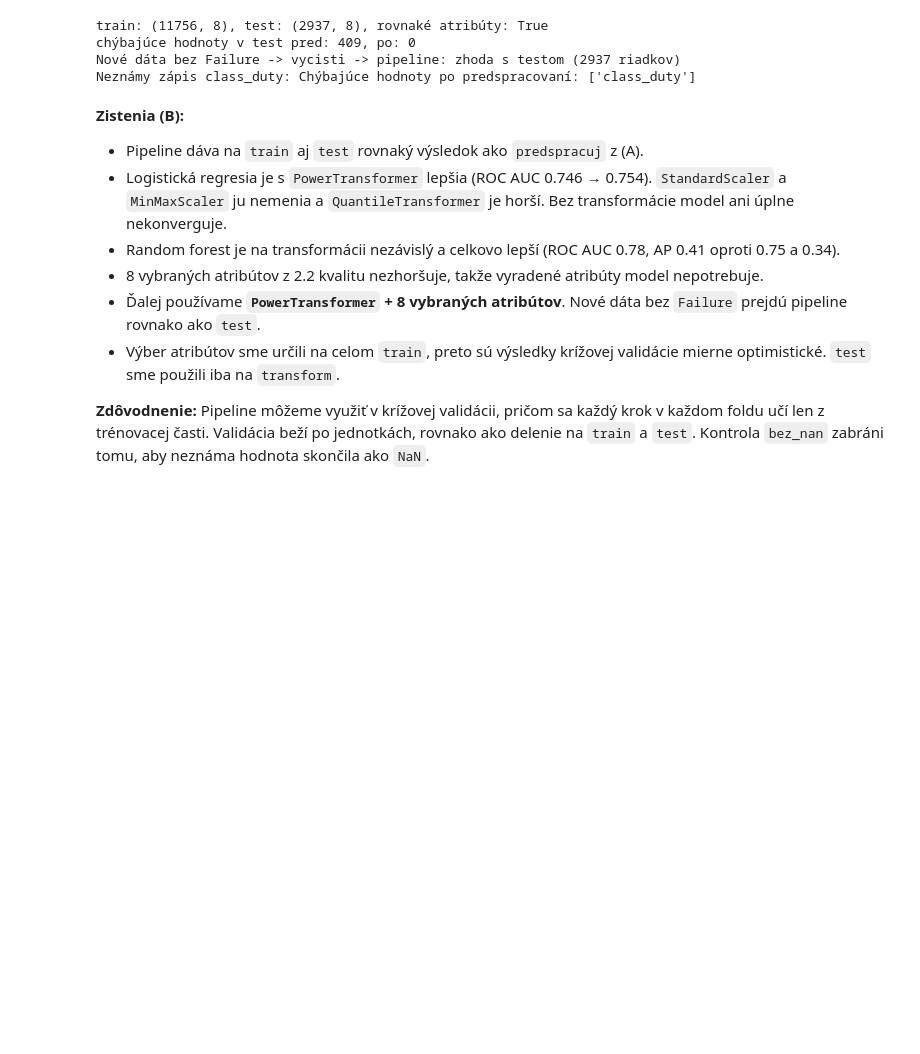
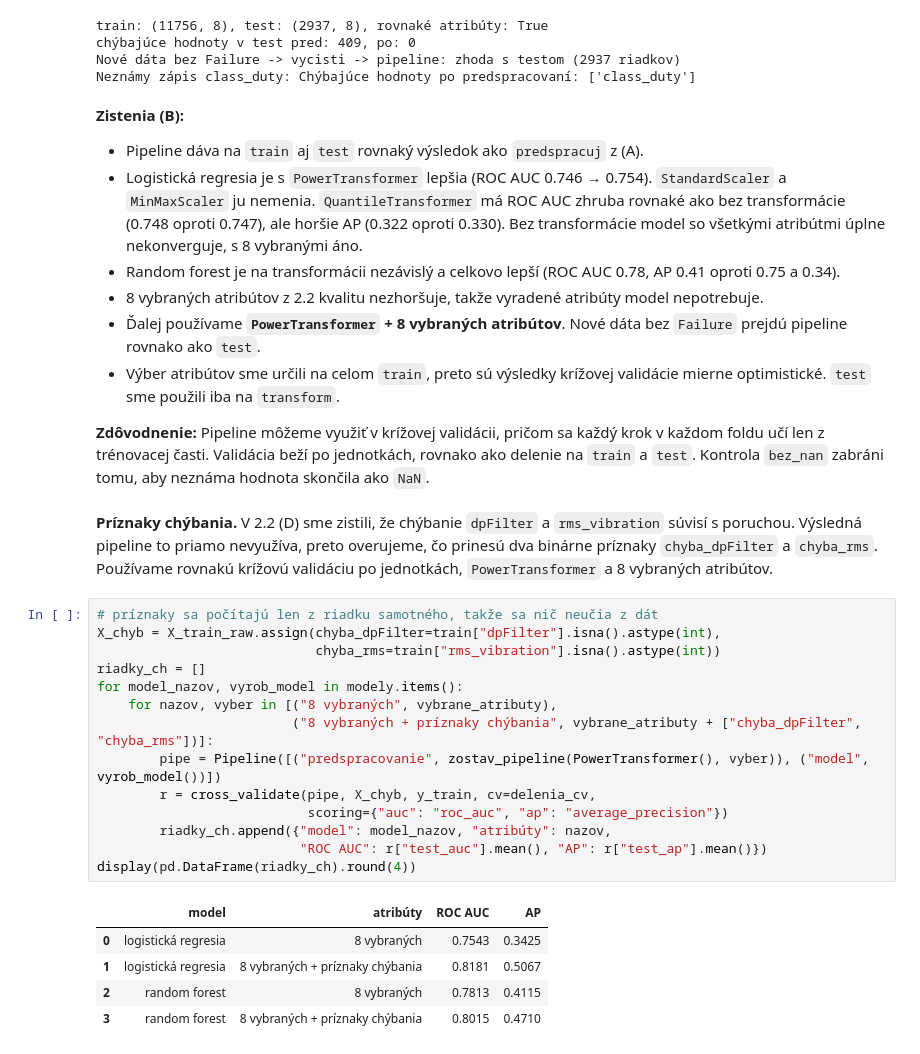
Before and after one commit to deno555/iau_projekt, a Jupyter notebook: IAU_projekt.ipynb, the cells around one changed output. Cells and saved outputs as stored; diff of their text form; blank space fills up the shorter version.

```diff
--- a/IAU_projekt.ipynb
+++ b/IAU_projekt.ipynb
@@ -1843,10 +1843,32 @@ Neznámy zápis class_duty: Chýbajúce hodnoty po predspracovaní: ['class_duty
 # %% [markdown]
 **Zistenia (B):**
 - Pipeline dáva na `train` aj `test` rovnaký výsledok ako `predspracuj` z (A).
-- Logistická regresia je s `PowerTransformer` lepšia (ROC AUC 0.746 → 0.754). `StandardScaler` a `MinMaxScaler` ju nemenia a `QuantileTransformer` je horší. Bez transformácie model ani úplne nekonverguje.
+- Logistická regresia je s `PowerTransformer` lepšia (ROC AUC 0.746 → 0.754). `StandardScaler` a `MinMaxScaler` ju nemenia. `QuantileTransformer` má ROC AUC zhruba rovnaké ako bez transformácie (0.748 oproti 0.747), ale horšie AP (0.322 oproti 0.330). Bez transformácie model so všetkými atribútmi úplne nekonverguje, s 8 vybranými áno.
 - Random forest je na transformácii nezávislý a celkovo lepší (ROC AUC 0.78, AP 0.41 oproti 0.75 a 0.34).
 - 8 vybraných atribútov z 2.2 kvalitu nezhoršuje, takže vyradené atribúty model nepotrebuje.
 - Ďalej používame **`PowerTransformer` + 8 vybraných atribútov**. Nové dáta bez `Failure` prejdú pipeline rovnako ako `test`.
 - Výber atribútov sme určili na celom `train`, preto sú výsledky krížovej validácie mierne optimistické. `test` sme použili iba na `transform`.
 
 **Zdôvodnenie:** Pipeline môžeme využiť v krížovej validácii, pričom sa každý krok v každom foldu učí len z trénovacej časti. Validácia beží po jednotkách, rovnako ako delenie na `train` a `test`. Kontrola `bez_nan` zabráni tomu, aby neznáma hodnota skončila ako `NaN`.
+# %% [markdown]
+**Príznaky chýbania.** V 2.2 (D) sme zistili, že chýbanie `dpFilter` a `rms_vibration` súvisí s poruchou. Výsledná pipeline to priamo nevyužíva, preto overujeme, čo prinesú dva binárne príznaky `chyba_dpFilter` a `chyba_rms`. Používame rovnakú krížovú validáciu po jednotkách, `PowerTransformer` a 8 vybraných atribútov.
+# %%
+# príznaky sa počítajú len z riadku samotného, takže sa nič neučia z dát
+X_chyb = X_train_raw.assign(chyba_dpFilter=train["dpFilter"].isna().astype(int),
+                            chyba_rms=train["rms_vibration"].isna().astype(int))
+riadky_ch = []
+for model_nazov, vyrob_model in modely.items():
+    for nazov, vyber in [("8 vybraných", vybrane_atributy),
+                         ("8 vybraných + príznaky chýbania", vybrane_atributy + ["chyba_dpFilter", "chyba_rms"])]:
+        pipe = Pipeline([("predspracovanie", zostav_pipeline(PowerTransformer(), vyber)), ("model", vyrob_model())])
+        r = cross_validate(pipe, X_chyb, y_train, cv=delenia_cv,
+                           scoring={"auc": "roc_auc", "ap": "average_precision"})
+        riadky_ch.append({"model": model_nazov, "atribúty": nazov,
+                          "ROC AUC": r["test_auc"].mean(), "AP": r["test_ap"].mean()})
+display(pd.DataFrame(riadky_ch).round(4))
+# %% [output]
+|  | model | atribúty | ROC AUC | AP |
+| 0 | logistická regresia | 8 vybraných | 0.7543 | 0.3425 |
+| 1 | logistická regresia | 8 vybraných + príznaky chýbania | 0.8181 | 0.5067 |
+| 2 | random forest | 8 vybraných | 0.7813 | 0.4115 |
+| 3 | random forest | 8 vybraných + príznaky chýbania | 0.8015 | 0.4710 |
```
Also changed, not shown: parts of 6 cells of this notebook.
